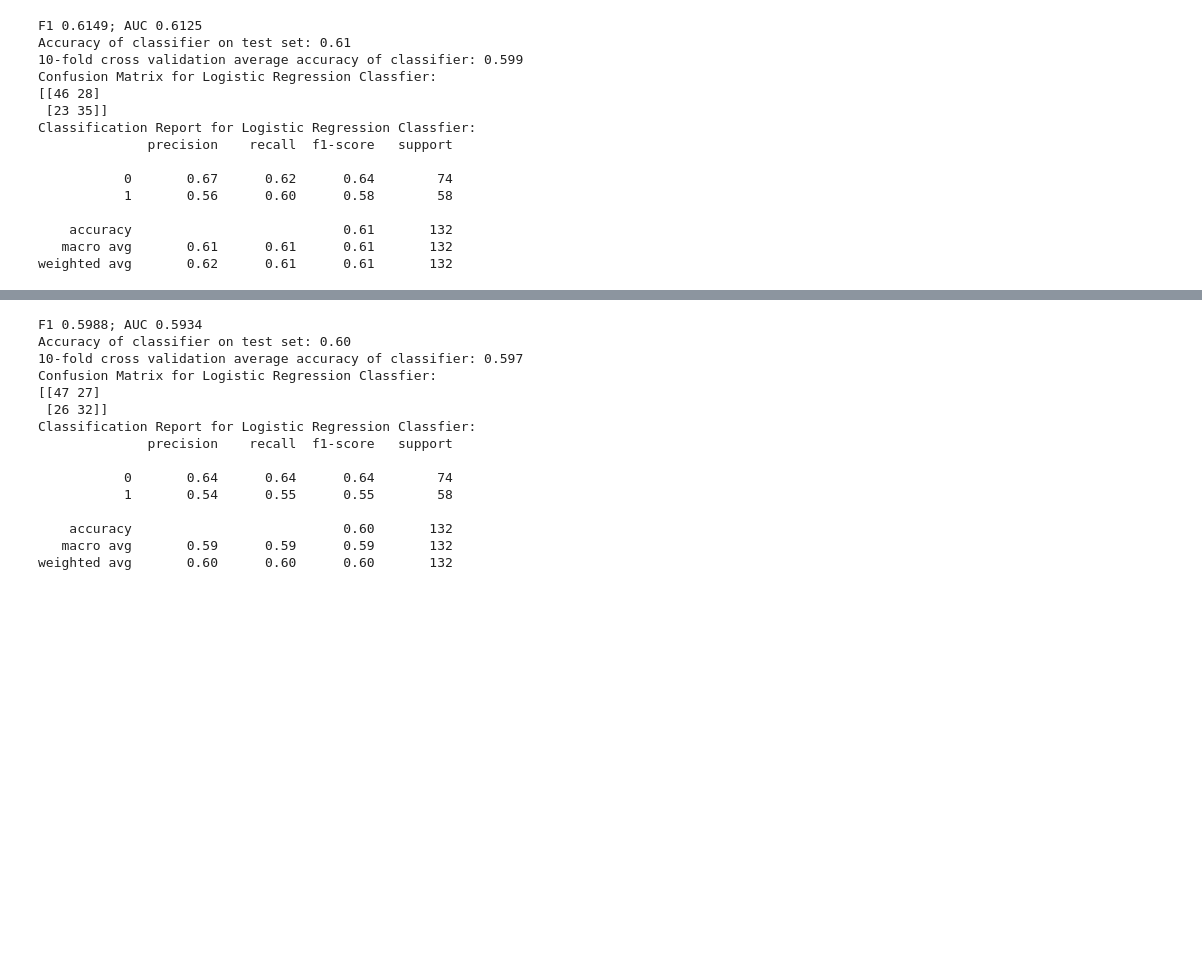
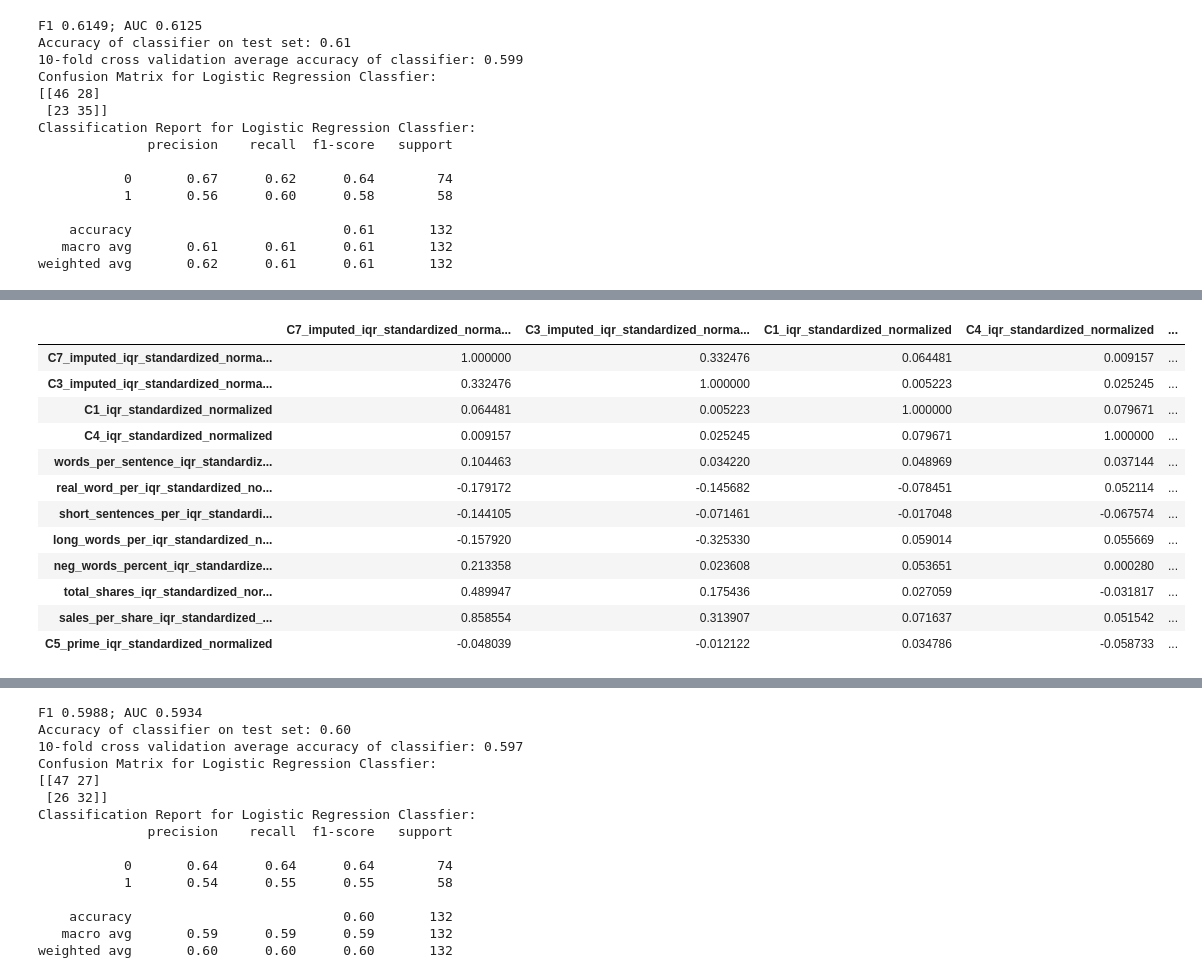
Before and after one commit to fairfield-university-ba545/project1-archana-s-team, a Jupyter notebook: data_prep-dylan.ipynb, the cells around one changed output, grey strips where cells are left out. Drawn from its saved outputs; the diff is of its cells as text; code cells hidden in the pictures; blank space fills up the shorter version.

```diff
--- a/data_prep-dylan.ipynb
+++ b/data_prep-dylan.ipynb
@@ -1477,0 +1515,13 @@ norm_imp
+# %%
+clf_norm, norm_imp = test_evaluation(feat_mat[[i for i in feat_mat.columns if 'iqr_standardized_normalized' in i
+                                               and 'C6' not in i and i not in [
+                                                   'short_sentences_iqr_standardized_normalized',
+                                                   'pos_words_percent_iqr_standardized_normalized',
+                                                   'outstanding_share_per_iqr_standardized_normalized',
+                                                   'offering_share_per_iqr_standardized_normalized',
+                                                   #'long_sentences_per_iqr_standardized_normalized'
+#                                                    'words_per_sentence_iqr_standardized_normalized'
+                                               ]] + [
+    'C2', 'data_updated', 'C3_prime', 'industry_bin__Manufacturing', 'industry_bin__Services'
+]],
+                target_df.Y1.values)
@@ -1477,0 +1544,3 @@ norm_imp
+# %%
+norm_imp.columns = ['field', 'imp']
+norm_imp.sort_values(by = 'imp')
@@ -1477,0 +1565,16 @@ norm_imp
+# %%
+feat_mat[norm_imp.field.values].corr()
+# %% [output]
+|  | C7_imputed_iqr_standardized_norma... | C3_imputed_iqr_standardized_norma... | C1_iqr_standardized_normalized | C4_iqr_standardized_normalized | ... |
+| C7_imputed_iqr_standardized_norma... | 1.000000 | 0.332476 | 0.064481 | 0.009157 | ... |
+| C3_imputed_iqr_standardized_norma... | 0.332476 | 1.000000 | 0.005223 | 0.025245 | ... |
+| C1_iqr_standardized_normalized | 0.064481 | 0.005223 | 1.000000 | 0.079671 | ... |
+| C4_iqr_standardized_normalized | 0.009157 | 0.025245 | 0.079671 | 1.000000 | ... |
+| words_per_sentence_iqr_standardiz... | 0.104463 | 0.034220 | 0.048969 | 0.037144 | ... |
+| real_word_per_iqr_standardized_no... | -0.179172 | -0.145682 | -0.078451 | 0.052114 | ... |
+| short_sentences_per_iqr_standardi... | -0.144105 | -0.071461 | -0.017048 | -0.067574 | ... |
+| long_words_per_iqr_standardized_n... | -0.157920 | -0.325330 | 0.059014 | 0.055669 | ... |
+| neg_words_percent_iqr_standardize... | 0.213358 | 0.023608 | 0.053651 | 0.000280 | ... |
+| total_shares_iqr_standardized_nor... | 0.489947 | 0.175436 | 0.027059 | -0.031817 | ... |
+| sales_per_share_iqr_standardized_... | 0.858554 | 0.313907 | 0.071637 | 0.051542 | ... |
+| C5_prime_iqr_standardized_normalized | -0.048039 | -0.012122 | 0.034786 | -0.058733 | ... |
```
Also changed, not shown: parts of 19 cells of this notebook.
